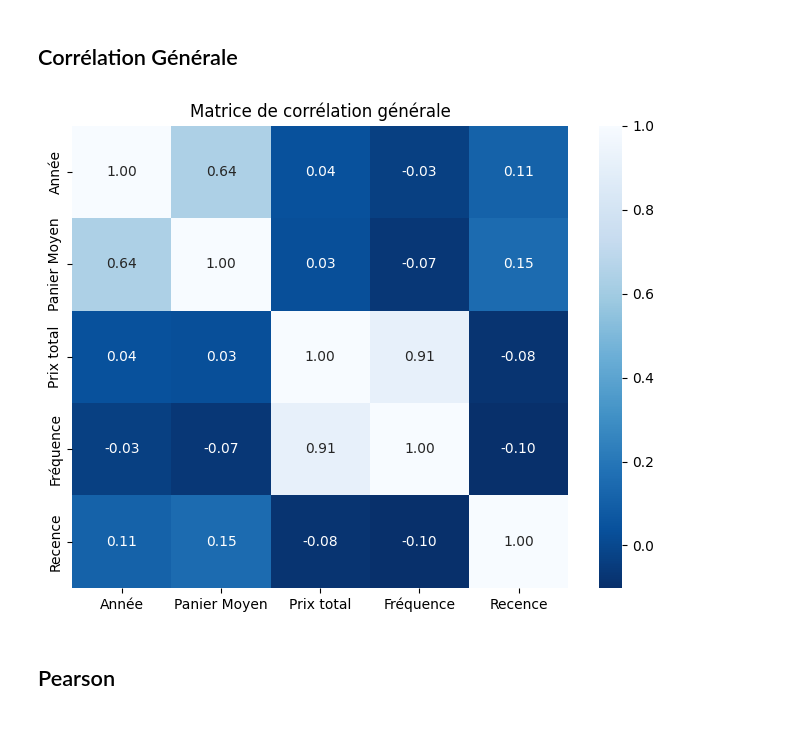
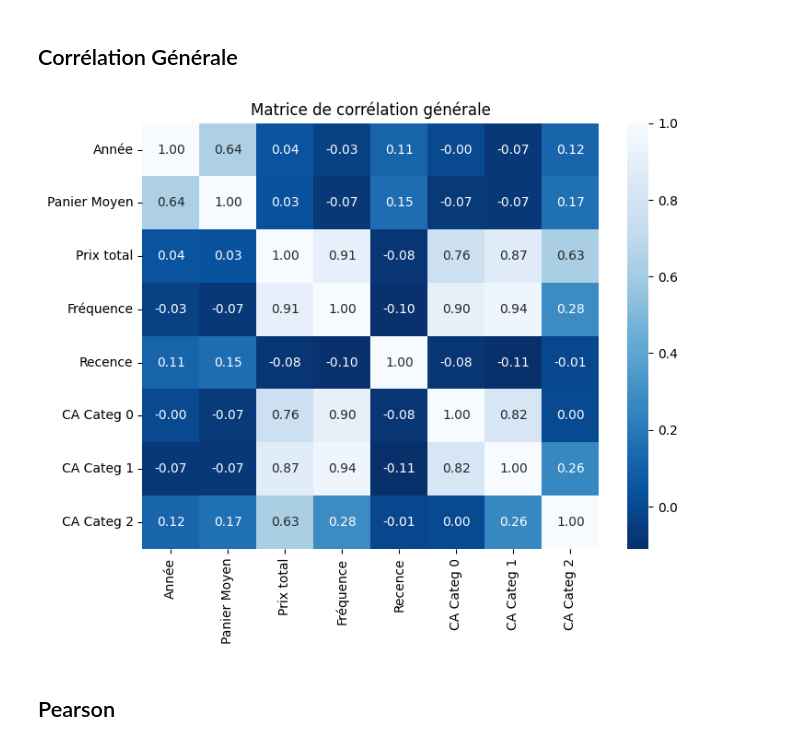
Before and after one commit to mbenalia/analyse_librairie, a Jupyter notebook: TP_Librairie_Propre.ipynb, the cells around one changed output. Cells and saved outputs as stored; diff of their text form; code cells hidden in the pictures.

```diff
--- a/TP_Librairie_Propre.ipynb
+++ b/TP_Librairie_Propre.ipynb
@@ -884,12 +974,27 @@ plt.show()
 [figure]
 # %% [markdown]
 ## Corrélation Générale
+# %%
+import seaborn as sns
+import pandas as pd
+import matplotlib.pyplot as plt
+
+sub_df = df_clients[['Année', 'Panier Moyen', 'Prix total', 'Sexe', 'Fréquence', 'Recence', 'CA Categ 0', 'CA Categ 1', 'CA Categ 2']]
+
+correlation_matrix = sub_df.corr()
+
+plt.figure(figsize=(8, 6))
+sns.heatmap(correlation_matrix, annot=True, cmap='Blues_r', fmt=".2f")
+plt.title('Matrice de corrélation générale')
+plt.show()
+# %% [output]
+[figure, added]
 # %%
 import seaborn as sns
 import pandas as pd
 import matplotlib.pyplot as plt
 
-sub_df = df_clients[['Année', 'Panier Moyen', 'Prix total', 'Sexe', 'Fréquence', 'Recence']]
+sub_df = df_clients[['Année', 'Panier Moyen', 'Prix total', 'Sexe', 'Fréquence', 'Recence', ]]
 
 correlation_matrix = sub_df.corr()
 
@@ -897,8 +1002,6 @@ plt.figure(figsize=(8, 6))
 sns.heatmap(correlation_matrix, annot=True, cmap='Blues_r', fmt=".2f")
 plt.title('Matrice de corrélation générale')
 plt.show()
-# %% [output]
-[figure, removed]
 # %% [markdown]
 ## Pearson
 # %%
```
Also changed, not shown: parts of 10 cells of this notebook.
